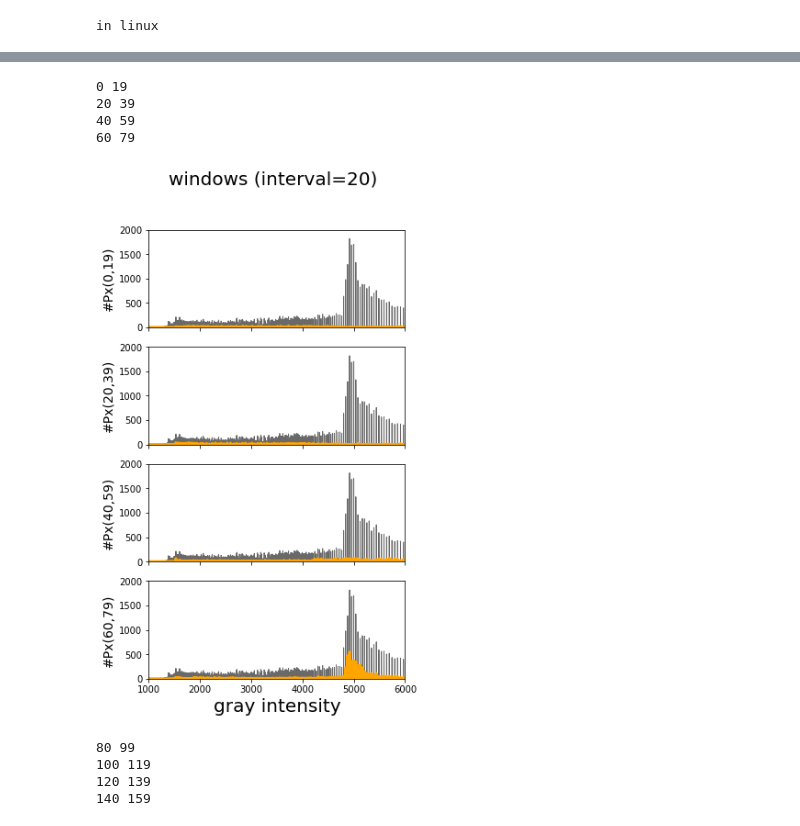
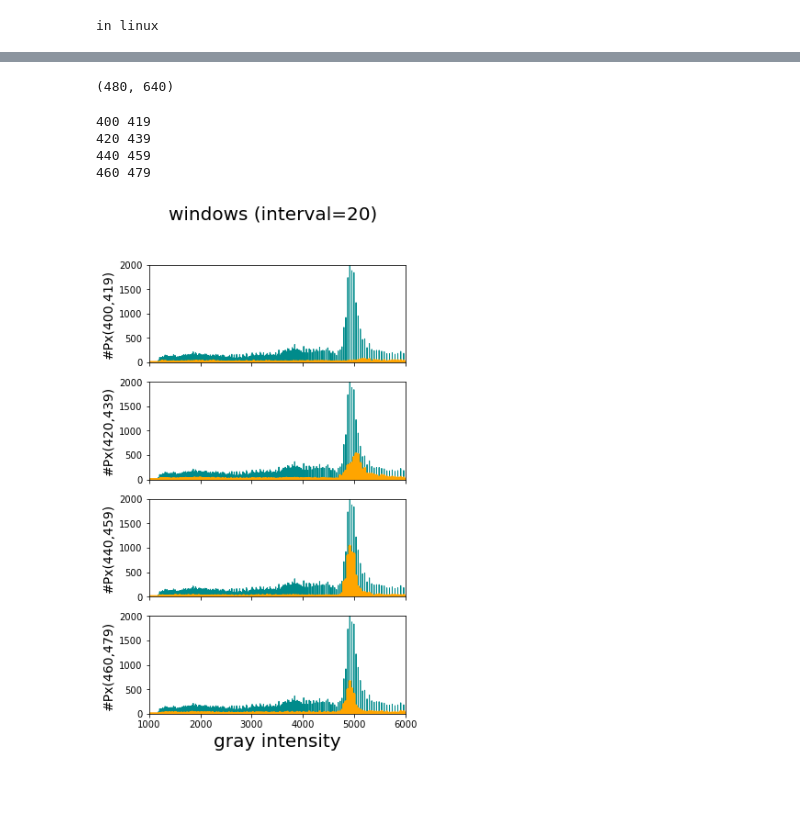
Before and after one commit to wowyunDBL/depth_app, a Jupyter notebook: jupyterNotebook/tree_subtr_npy.ipynb, the cells around one changed output, grey strips where cells are left out. Drawn from its saved outputs; the diff is of its cells as text; code cells hidden in the pictures; blank space fills up the shorter version.

```diff
--- a/jupyterNotebook/tree_subtr_npy.ipynb
+++ b/jupyterNotebook/tree_subtr_npy.ipynb
@@ -2,7 +2,7 @@
 import sys
 if sys.platform.startswith('linux'): # or win
     print("in linux")
-    file_path = "/home/ncslaber/realSense/catkin_ws/src/depth_app/scripts/"
+    file_path = "/home/ncslaber/109-2/hill_experiment/npy_depth/"
 #     sys.path.remove('/opt/ros/kinetic/lib/python2.7/dist-packages')
 else:
     file_path = r"G:/我的雲端硬碟/0327_align_depth/"
@@ -63,6 +53,23 @@ array([10, 10, 10])
+# %%
+'''plot 3D color surface'''
+%matplotlib qt
+fig3, ax3 = plt.subplots(subplot_kw={"projection": "3d"})
+y = np.linspace(0,479,480) # data of [:x] column
+x = np.linspace(0,639,640) # data of [x:] row
+X,Y = np.meshgrid(x,y)
+print(npDepthF.shape)
+initial_cmap = cm.get_cmap('rainbow')
+# reversed_cmap=initial_cmap.reversed()
+surf = ax3.plot_surface(X, Y, npDepthF, cmap=initial_cmap)
+plt.title('Depth tree', fontsize='15')
+plt.xlabel('X[pixel]', fontsize='15')
+plt.ylabel('Y[pixel]', fontsize='15')
+fig3.colorbar(surf, shrink=0.5, aspect=5)
+plt.show()
+# %% [output]
+(480, 640)
 # %%
-# fig, ax = plt.subplots(figsize=(5,1)) # subplots() without arguments returns a Figure and a single Axes.
-
+'''h/v window HOG'''
 HOG_s = np.zeros(65536)
 for i in range((480-170)):
     for j in range(640):
@@ -90,52 +97,41 @@ for i in range(480):
         index = npDepth[i][j]
         HOG_r[index] = HOG_r[index]+1
 # plt.plot(HOG_r, linewidth=1.0, color='#008b8b', label='right')
 
-for p in range(2):
+for p in range(5,6):
     HOG_wind = np.zeros((4,65536))
     fig, axs = plt.subplots(4,figsize=(5,9),sharex=True)
+                            # nrows=2, ncols=3, figsize=(5,1):5*1(inch^2), dpi=100(pi/inch)
     for k in range(4):
-         # nrows=2, ncols=3, figsize=(5,1):5*1(inch^2), dip=100(pi/inch)
         for i in range(480):
             for j in range(80*p+k*20, 80*p+k*20+20):
                 index = npDepth[i][j]
                 HOG_wind[k][index] = HOG_wind[k][index]+1
         npDepthF_copy = np.copy(npDepthF)
         image_ColorMap = cv2.applyColorMap(npDepthF_copy, cv2.COLORMAP_JET);
         cv2.line(image_ColorMap, (80*p+k*20,0),(80*p+k*20,640),(255,255,255),3)
         cv2.line(image_ColorMap, (80*p+k*20+19,0),(80*p+k*20+19,640),(255,255,255),3)
         print(80*p+k*20, 80*p+k*20+20-1)
         cv2.imshow("windows", image_ColorMap)
         cv2.waitKey(0)
+
         axs[k].set_ylabel('#Px('+str(80*p+k*20)+','+str(80*p+k*20+20-1) + ')', fontsize=14)
-#         axs[k].plot(HOG_r, linewidth=1.0, color='#008b8b', label='right')
-        axs[k].plot(HOG_l, linewidth=1.0, color='#696969', label='left')
+        axs[k].plot(HOG_r, linewidth=1.0, color='#008b8b', label='right')
+        # axs[k].plot(HOG_l, linewidth=1.0, color='#696969', label='left')
         axs[k].plot(HOG_wind[k], linewidth=1.0, color='orange', label='winodw', LineWidth=3)
-#     ax.legend(fontsize=16)
+        # ax.legend(fontsize=16)
         fig.suptitle('windows (interval=20)', fontsize=20)
     for ax in axs.flat:
         ax.set_xlabel('gray intensity', fontsize=20)
-#         ax.set_xlabel('gray intensity', fontsize=16)
         ax.set_xlim(1000, 6000)
         ax.set_ylim(0, 2000)
-#         ax.set_ylabel('number of pixel', fontsize=16)
         ax.label_outer()
     plt.show()
 
-    #     fig, (ax1, ax2) = plt.subplots(2, sharex=True)
-    #     fig.suptitle('Aligning x-axis using sharex')
-    #     ax1.plot(x, y)
-    #     ax2.plot(x + 1, -y)
-
-
 cv2.destroyAllWindows()
 # %% [output]
-0 19
-20 39
-40 59
-60 79
+400 419
+420 439
+440 459
+460 479
-[figure, old version]
+[figure, new version]
-80 99
-100 119
-120 139
-140 159
```
Also changed, not shown: parts of 19 cells of this notebook.
